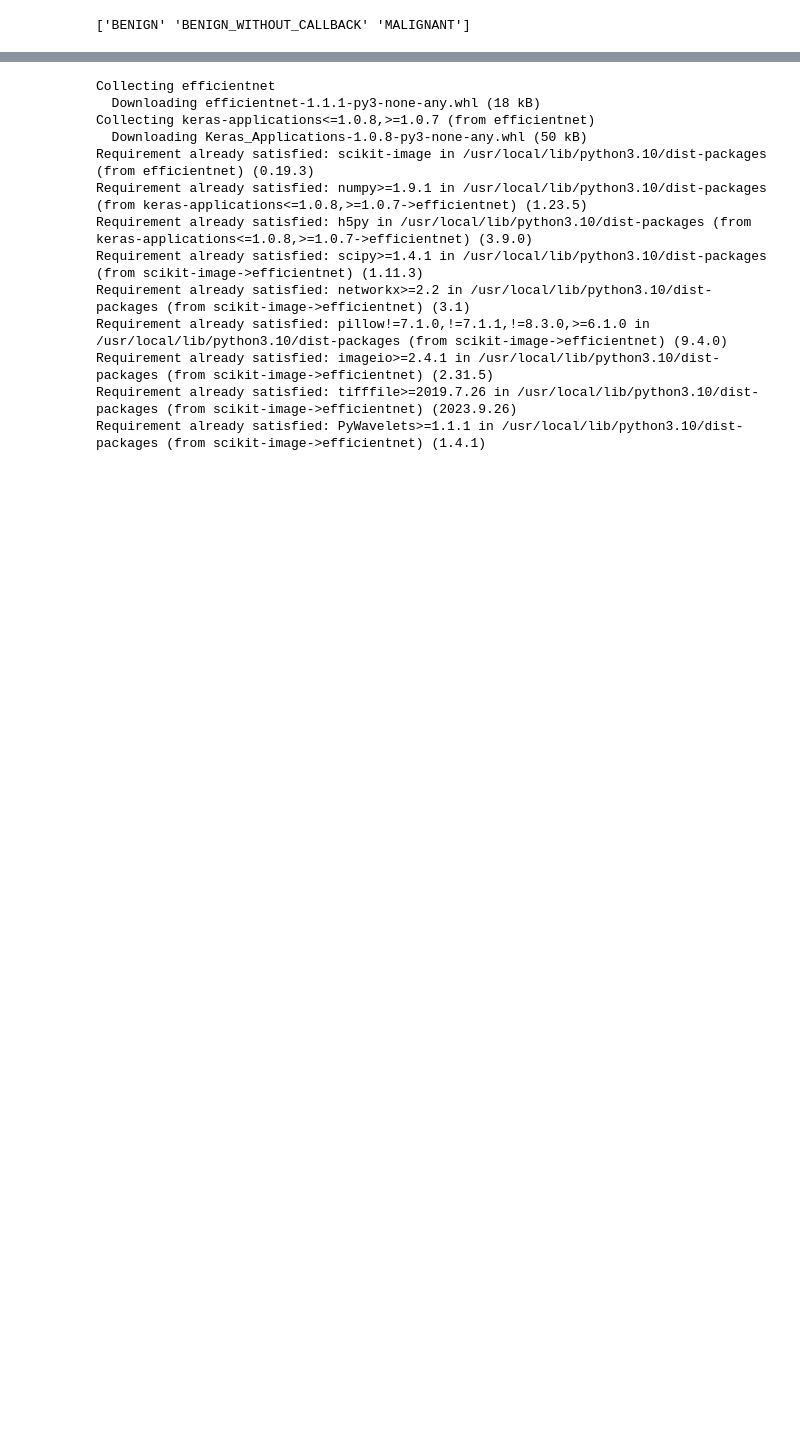
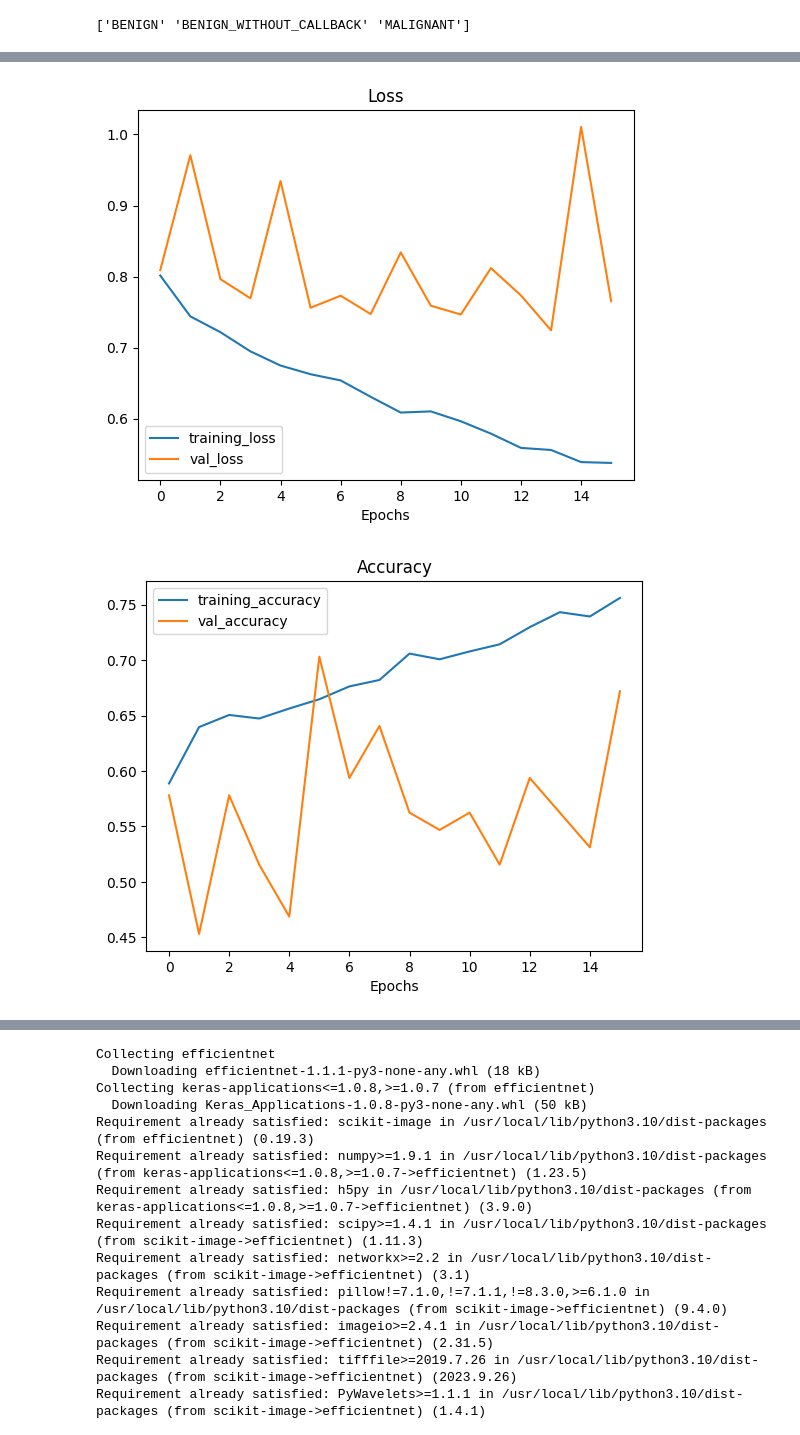
Before and after one commit to NestorBaptista/Project4_Breast_Cancer_Classification, a Jupyter notebook: Breast_cancer_classification.ipynb, the cells around one changed output, grey strips where cells are left out. Saved outputs shown, nothing was run; the diff lists cells and outputs as text; code cells hidden in the pictures; blank space fills up the shorter version.

```diff
--- a/Breast_cancer_classification.ipynb
+++ b/Breast_cancer_classification.ipynb
@@ -79,0 +354,10 @@ array([[249, 249, 254, ...,   0,   0,   0],
+# %%
+# In model_0, make the last 'counts' of layers trainable
+model_0.layers[2].trainable = True
+# Freeze all layers except for the last few layers
+last_layers = 30
+for layer in model_0.layers[2].layers[:-last_layers]:
+  layer.trainable = False
+
+# Check the number of trainable variables after unfreezing
+print(f"Number of trainable variables in model_0 after unfreezing the last {last_layers} layers: {len(model_0.layers[2].trainable_variables)}")
@@ -79,0 +372,5 @@ array([[249, 249, 254, ...,   0,   0,   0],
+# %%
+# Recompile the whole model (always recompile after any adjustments to a model)
+model_0.compile(loss="categorical_crossentropy",
+                optimizer=tf.keras.optimizers.Adam(learning_rate=0.0001), # lr is 10x lower than before for fine-tuning
+                metrics=["accuracy"])
@@ -79,0 +425,12 @@ array([[249, 249, 254, ...,   0,   0,   0],
+# %%
+# Fine tune for another 15 epochs
+fine_tune_epochs = 25
+
+# Refit the model (same as model_0 except with more trainable layers)
+history_finetune_0 = model_0.fit(train_data,
+                                          epochs=fine_tune_epochs,
+                                          validation_data=test_data,
+                                          initial_epoch=history_0.epoch[-1], # start from previous last epoch
+                                          validation_steps=int(0.25 * len(test_data)) #,
+                                          # callbacks=[create_tensorboard_callback("transfer_learning", "fine_tune_0")]
+                                 ) # name experiment appropriately
@@ -79,0 +455,7 @@ array([[249, 249, 254, ...,   0,   0,   0],
+# %%
+# Evaluate the model on the test data
+results_tf_ft_0 = model_0.evaluate(test_data)
+results_tf_ft_0
+# Plot model loss curves
+plot_loss_curves(history_finetune_0)
+# %% [output]
@@ -79,0 +463,2 @@ array([[249, 249, 254, ...,   0,   0,   0],
+[figure, added]
+[figure, added]
```
Also changed, not shown: parts of 46 cells of this notebook.
